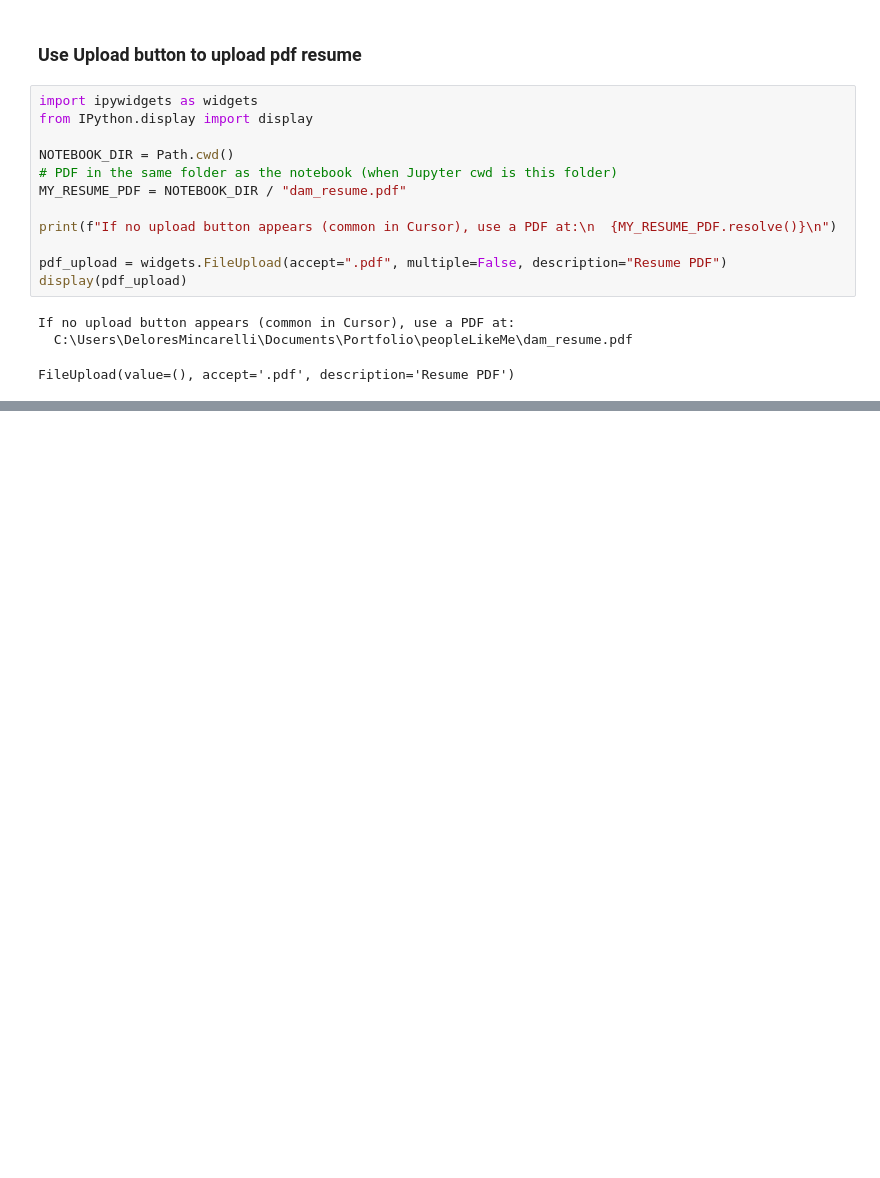
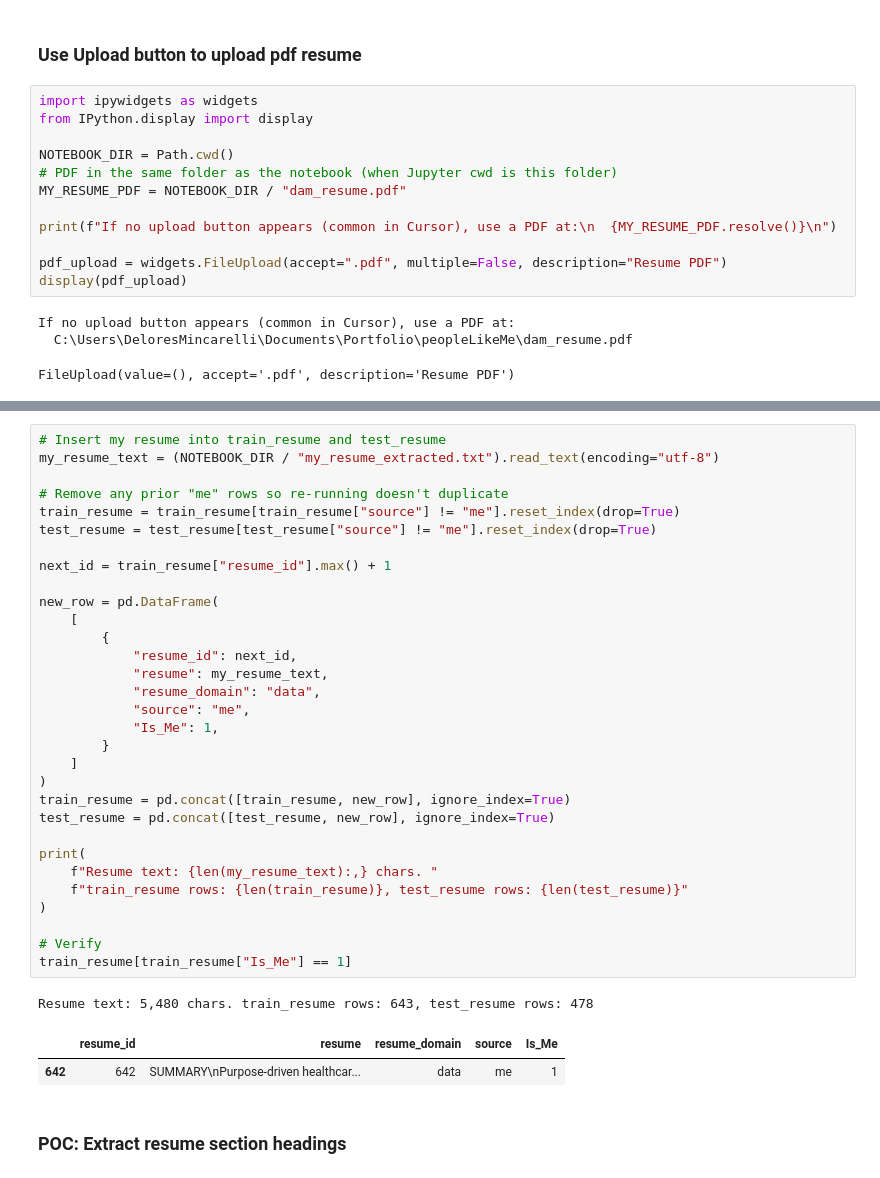
Before and after one commit to deloresmincarelli/Portfolio, a Jupyter notebook: peopleLikeMe/career_exploration.ipynb, the cells around one changed output, grey strips where cells are left out. Drawn from its saved outputs; the diff is of its cells as text; blank space fills up the shorter version.

```diff
--- a/peopleLikeMe/career_exploration.ipynb
+++ b/peopleLikeMe/career_exploration.ipynb
@@ -222,3 +195,40 @@ print(
 # %% [output]
 Using PDF from upload widget.
 Saved text to c:\Users\DeloresMincarelli\Documents\Portfolio\peopleLikeMe\my_resume_extracted.txt (5,427 chars). train rows: 80018
+# %%
+# Insert my resume into train_resume and test_resume
+my_resume_text = (NOTEBOOK_DIR / "my_resume_extracted.txt").read_text(encoding="utf-8")
+
+# Remove any prior "me" rows so re-running doesn't duplicate
+train_resume = train_resume[train_resume["source"] != "me"].reset_index(drop=True)
+test_resume = test_resume[test_resume["source"] != "me"].reset_index(drop=True)
+
+next_id = train_resume["resume_id"].max() + 1
+
+new_row = pd.DataFrame(
+    [
+        {
+            "resume_id": next_id,
+            "resume": my_resume_text,
+            "resume_domain": "data",
+            "source": "me",
+            "Is_Me": 1,
+        }
+    ]
+)
+train_resume = pd.concat([train_resume, new_row], ignore_index=True)
+test_resume = pd.concat([test_resume, new_row], ignore_index=True)
+
+print(
+    f"Resume text: {len(my_resume_text):,} chars. "
+    f"train_resume rows: {len(train_resume)}, test_resume rows: {len(test_resume)}"
+)
+
+# Verify
+train_resume[train_resume["Is_Me"] == 1]
+# %% [output]
+Resume text: 5,480 chars. train_resume rows: 643, test_resume rows: 478
+|  | resume_id | resume | resume_domain | source | Is_Me |
+| 642 | 642 | SUMMARY\nPurpose-driven healthcar... | data | me | 1 |
+# %% [markdown]
+### POC: Extract resume section headings
```
Also changed, not shown: parts of 10 cells of this notebook, 3 other files.
